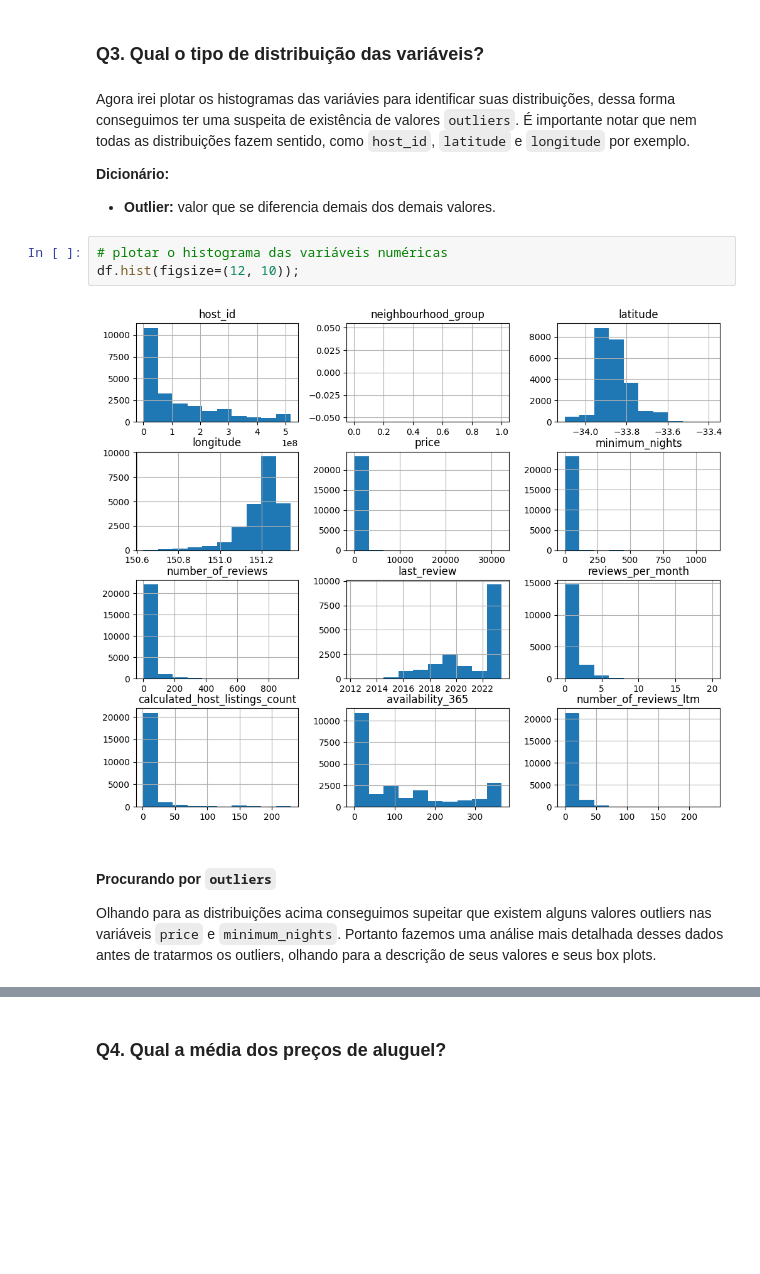
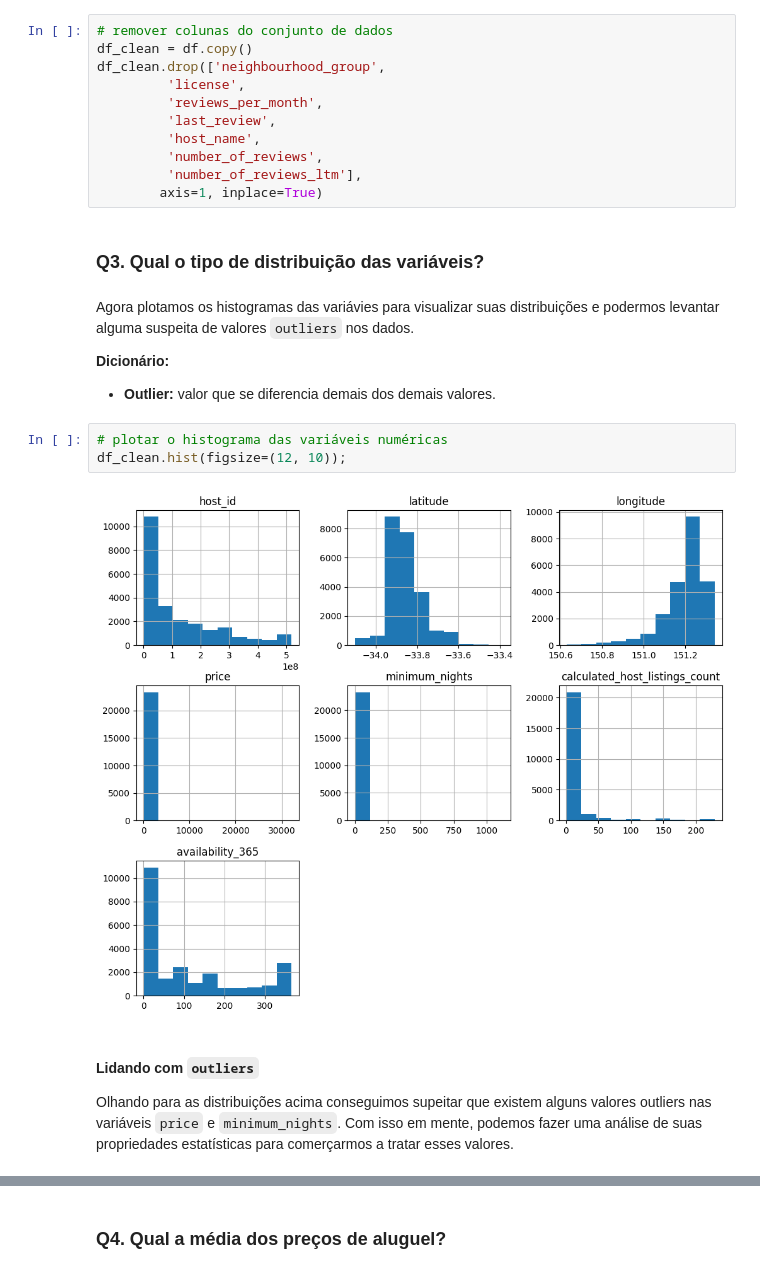
Before and after one commit to joaomr7/portfolio-data-science, a Jupyter notebook: Analisando_os_Dados_do_Airbnb_Sidney_Austrália.ipynb, the cells around one changed output, grey strips where cells are left out. Cells and saved outputs as stored; diff of their text form; blank space fills up the shorter version.

```diff
--- a/Analisando_os_Dados_do_Airbnb_Sidney_Austrália.ipynb
+++ b/Analisando_os_Dados_do_Airbnb_Sidney_Austrália.ipynb
@@ -150,7 +164,18 @@ dtype: float64
+# %%
+# remover colunas do conjunto de dados
+df_clean = df.copy()
+df_clean.drop(['neighbourhood_group',
+         'license',
+         'reviews_per_month',
+         'last_review',
+         'host_name',
+         'number_of_reviews',
+         'number_of_reviews_ltm'],
+        axis=1, inplace=True)
 # %% [markdown]
 ### **Q3. Qual o tipo de distribuição das variáveis?**
 # %% [markdown]
-Agora irei plotar os histogramas das variávies para identificar suas distribuições, dessa forma conseguimos ter uma suspeita de existência de valores `outliers`. É importante notar que nem todas as distribuições fazem sentido, como `host_id`, `latitude` e `longitude` por exemplo.
+Agora plotamos os histogramas das variávies para visualizar suas distribuições e podermos levantar alguma suspeita de valores `outliers` nos dados.
 
 
 **Dicionário:**
@@ -158,10 +183,10 @@ Agora irei plotar os histogramas das variávies para identificar suas distribui
   * **Outlier:** valor que se diferencia demais dos demais valores.
 # %%
 # plotar o histograma das variáveis numéricas
-df.hist(figsize=(12, 10));
+df_clean.hist(figsize=(12, 10));
 # %% [output]
-[figure, old version]
+[figure, new version]
 # %% [markdown]
-#### Procurando por `outliers`
-Olhando para as distribuições acima conseguimos supeitar que existem alguns valores outliers nas variáveis `price` e `minimum_nights`. Portanto fazemos uma análise mais detalhada desses dados antes de tratarmos os outliers, olhando para a descrição de seus valores e seus box plots.
+#### Lidando com `outliers`
+Olhando para as distribuições acima conseguimos supeitar que existem alguns valores outliers nas variáveis `price` e `minimum_nights`. Com isso em mente, podemos fazer uma análise de suas propriedades estatísticas para comerçarmos a tratar esses valores.
 # %%
```
Also changed, not shown: parts of 50 cells of this notebook.
